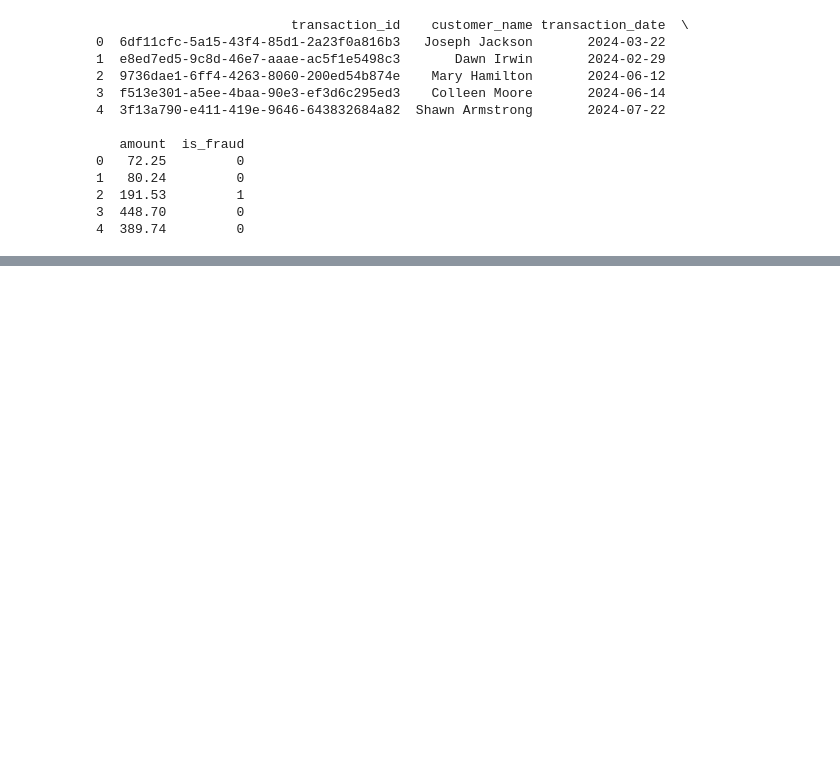
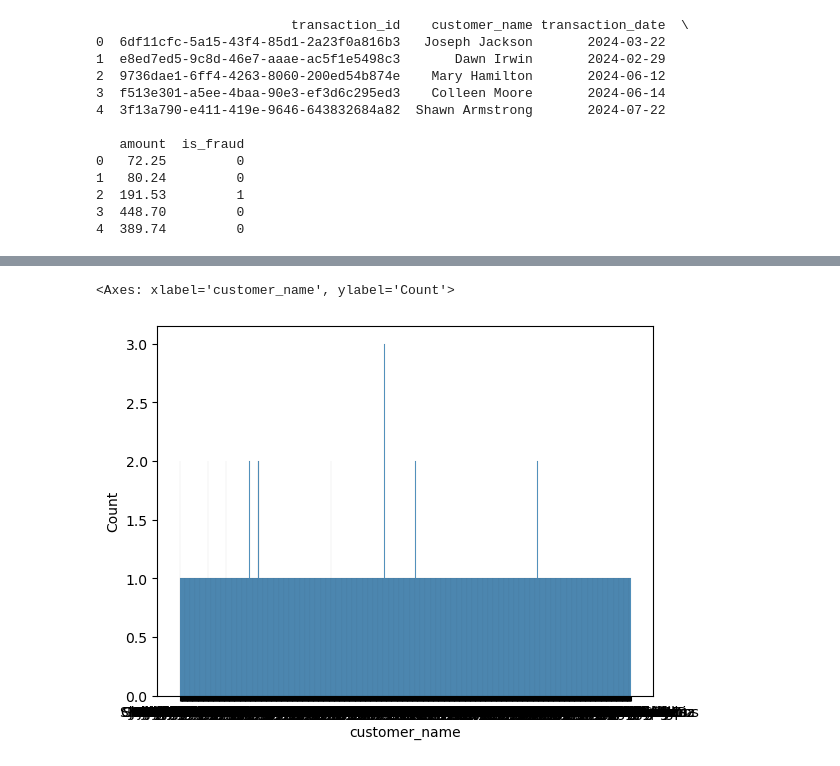
Before and after one commit to Katumbela/data-science-projects, a Jupyter notebook: transation_fake_generator.ipynb, the cells around one changed output, grey strips where cells are left out. Drawn from its saved outputs; the diff is of its cells as text; code cells hidden in the pictures; blank space fills up the shorter version.

```diff
--- a/transation_fake_generator.ipynb
+++ b/transation_fake_generator.ipynb
@@ -37,3 +37,5 @@ print(df.head())
 2  191.53         1
 3  448.70         0
 4  389.74         0
+# %%
+df = pd.read_csv('transacoes_ficticias.csv')
@@ -39,0 +100,5 @@ print(df.head())
+# %%
+sns.histplot(df['customer_name'], bins=30)  # Histograma para verificar a distribuição
+# %% [output]
+<Axes: xlabel='customer_name', ylabel='Count'>
+[figure, added]
```
Also changed, not shown: parts of 7 cells of this notebook.
